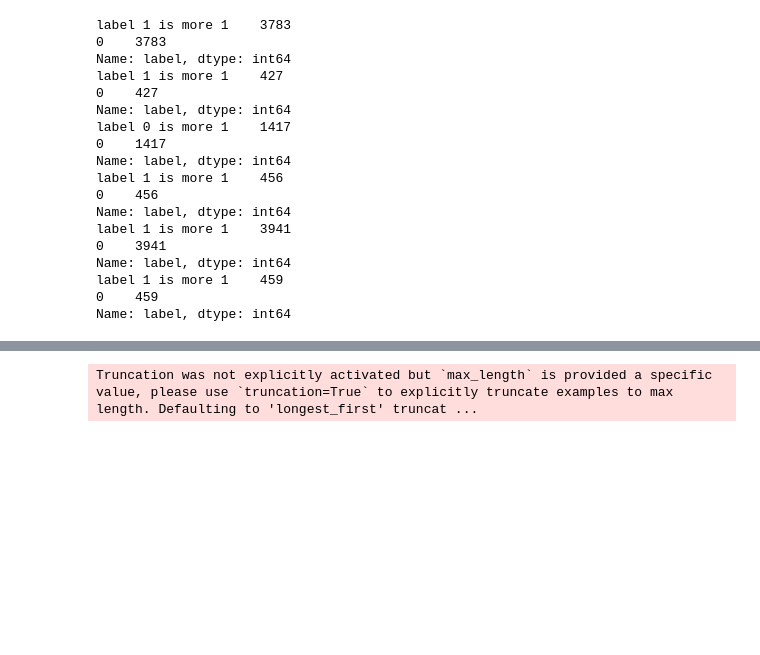
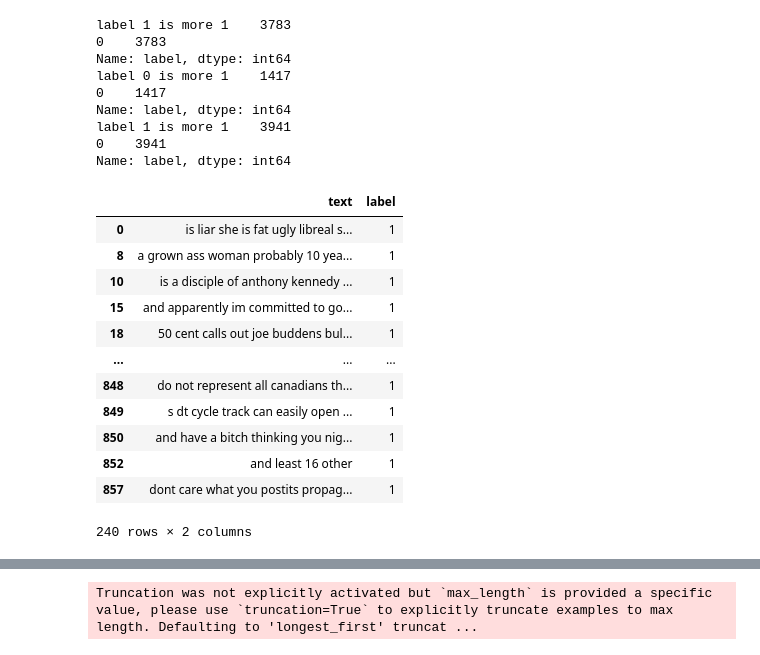
Before and after one commit to gibsonx/CE888, a Jupyter notebook: Assignment/assignment_2_Distilbert.ipynb, the cells around one changed output, grey strips where cells are left out. Drawn from its saved outputs; the diff is of its cells as text; code cells hidden in the pictures; blank space fills up the shorter version.

```diff
--- a/Assignment/assignment_2_Distilbert.ipynb
+++ b/Assignment/assignment_2_Distilbert.ipynb
@@ -118,17 +118,19 @@ def remove_emoji(string):
 def preprocess_tweet_text(tweet):
     tweet = tweet.lower()
     # Remove urls
-    tweet = re.sub(r"http\S+|www\S+|https\S+", '', tweet, flags=re.MULTILINE)
+    tweet = re.sub(r"^#\S+|\s#\S+", '', tweet, flags=re.MULTILINE)
     # Remove user @ references and '#' from tweet
-    tweet = re.sub(r'\@\w+|\#','', tweet)
+    tweet = re.sub(r"^@\S+|\s@\S+",'', tweet)
+    tweet = re.sub(r"https?://\S+",'', tweet)
     # Remove punctuations
     tweet = tweet.translate(str.maketrans('', '', string.punctuation))
     tweet = tweet.translate(str.maketrans('', '', hanzi.punctuation))
     tweet = remove_emoji(tweet)
-    tweet_tokens = word_tokenize(tweet)
-    # Remove stopwords
-    filtered_words = [w for w in tweet_tokens]
-    return " ".join(filtered_words)
+    # tweet_tokens = word_tokenize(tweet)
+    # # Remove stopwords
+    # filtered_words = [w for w in tweet_tokens]
+    # return " ".join(filtered_words)
+    return tweet
 
 def readfile(text):
   pd_list = []
@@ -151,7 +153,7 @@ hate_dict_train = {'text': readfile(os.path.join(hate_dir,"train_text.txt")),'la
 hate_dict_val = {'text': readfile(os.path.join(hate_dir,"val_text.txt")),'label': readfile_label(os.path.join(hate_dir,"val_labels.txt"))}
 hate_dict_test = {'text': readfile(os.path.join(hate_dir,"test_text.txt")),'label': readfile_label(os.path.join(hate_dir,"test_labels.txt"))}
 hate_train_df = imbalance_under_sampling(pd.DataFrame(hate_dict_train))
-hate_val_df = imbalance_under_sampling(pd.DataFrame(hate_dict_val))
+hate_val_df = pd.DataFrame(hate_dict_val)
 hate_test_df = pd.DataFrame(hate_dict_test)
 hate_frames = [hate_train_df, hate_val_df, hate_test_df]
 df_hate = pd.concat(hate_frames)
@@ -162,41 +164,47 @@ hate = df_hate[df_hate['label'] == 1]
 irony_dict_train = {'text': readfile(os.path.join(irony_dir,"train_text.txt")),'label': readfile_label(os.path.join(irony_dir,"train_labels.txt"))}
 irony_dict_val = {'text': readfile(os.path.join(irony_dir,"val_text.txt")),'label': readfile_label(os.path.join(irony_dir,"val_labels.txt"))}
 irony_dict_test = {'text': readfile(os.path.join(irony_dir,"test_text.txt")),'label': readfile_label(os.path.join(irony_dir,"test_labels.txt"))}
 irony_train_df = imbalance_under_sampling(pd.DataFrame(irony_dict_train))
-irony_val_df = imbalance_under_sampling(pd.DataFrame(irony_dict_val))
+irony_val_df = pd.DataFrame(irony_dict_val)
 irony_test_df = pd.DataFrame(irony_dict_test)
 irony_frames = [irony_train_df,irony_val_df,irony_test_df]
 df_irony = pd.concat(irony_frames)
 not_irony  = df_irony[df_irony['label'] == 0]
 irony  = df_irony[df_irony['label'] == 1]
 
 #Offensive DataFrame
 offensive_dict_train = {'text': readfile(os.path.join(offensive_dir,"train_text.txt")),'label': readfile_label(os.path.join(offensive_dir,"train_labels.txt"))}
 offensive_dict_val = {'text': readfile(os.path.join(offensive_dir,"val_text.txt")),'label': readfile_label(os.path.join(offensive_dir,"val_labels.txt"))}
 offensive_dict_test = {'text': readfile(os.path.join(offensive_dir,"test_text.txt")),'label': readfile_label(os.path.join(offensive_dir,"test_labels.txt"))}
 offensive_train_df = imbalance_under_sampling(pd.DataFrame(offensive_dict_train))
-offensive_val_df = imbalance_under_sampling(pd.DataFrame(offensive_dict_val))
+offensive_val_df = pd.DataFrame(offensive_dict_val)
 offensive_test_df = pd.DataFrame(offensive_dict_test)
 offensive_frames = [offensive_train_df,offensive_val_df,offensive_test_df]
 df_offensive = pd.concat(offensive_frames)
 not_offensive  = df_offensive[df_offensive['label'] == 0]
 offensive  = df_offensive[df_offensive['label'] == 1]
+
+offensive_test_df[offensive_test_df['label'] == 1]
 # %% [output]
 label 1 is more 1    3783
 0    3783
-Name: label, dtype: int64
-label 1 is more 1    427
-0    427
 Name: label, dtype: int64
 label 0 is more 1    1417
 0    1417
 Name: label, dtype: int64
-label 1 is more 1    456
-0    456
-Name: label, dtype: int64
 label 1 is more 1    3941
 0    3941
 Name: label, dtype: int64
-label 1 is more 1    459
-0    459
-Name: label, dtype: int64
+|  | text | label |
+| 0 | is liar she is fat ugly libreal s... | 1 |
+| 8 | a grown ass woman probably 10 yea... | 1 |
+| 10 | is a disciple of anthony kennedy ... | 1 |
+| 15 | and apparently im committed to go... | 1 |
+| 18 | 50 cent calls out joe buddens bul... | 1 |
+| ... | ... | ... |
+| 848 | do not represent all canadians th... | 1 |
+| 849 | s dt cycle track can easily open ... | 1 |
+| 850 | and have a bitch thinking you nig... | 1 |
+| 852 | and least 16 other | 1 |
+| 857 | dont care what you postits propag... | 1 |
+240 rows × 2 columns
```
Also changed, not shown: parts of 22 cells of this notebook.
